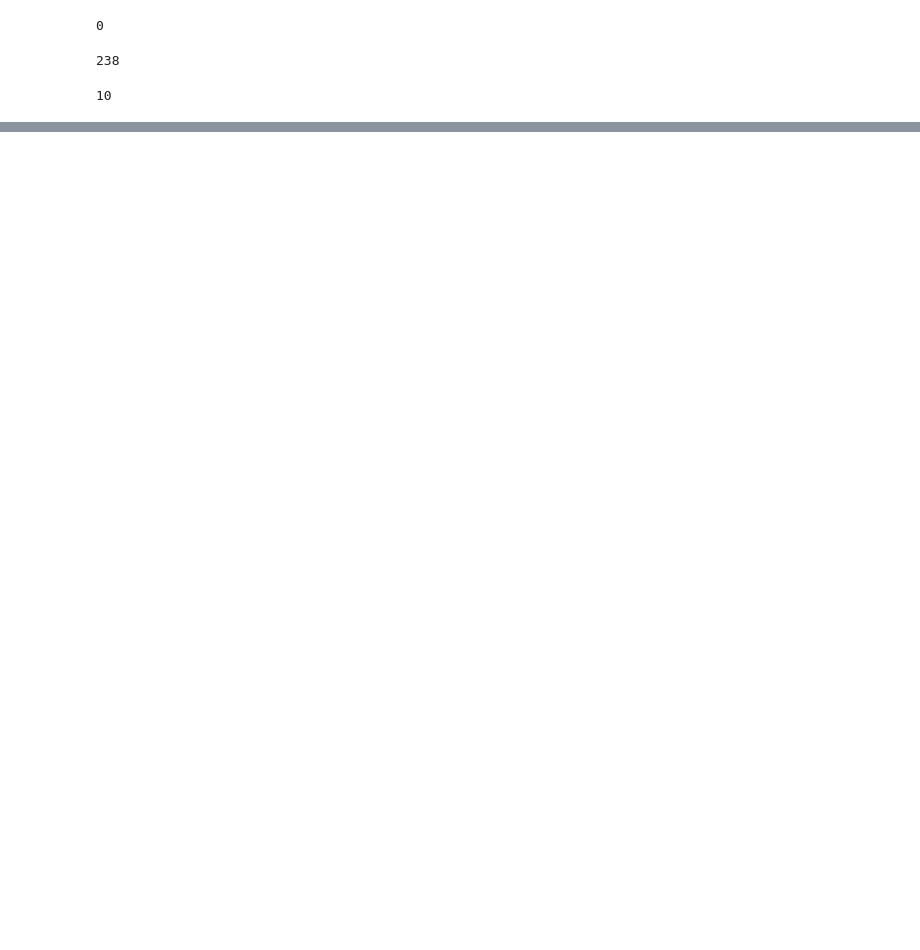
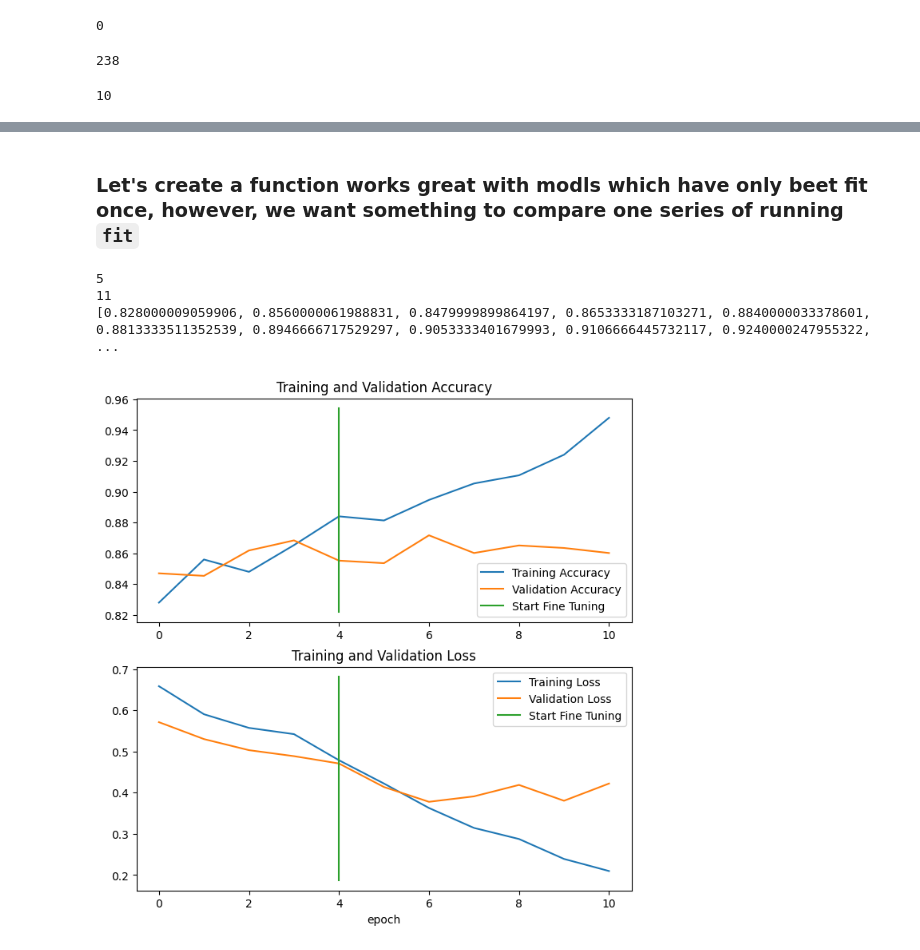
Before and after one commit to KajetanFrackowiak/tensorflow_fundamentals, a Jupyter notebook: 05_transfer_learning_in_tensorflow_part_2_fine_tuning.ipynb, the cells around one changed output, grey strips where cells are left out. Cells and saved outputs as stored; diff of their text form; code cells hidden in the pictures; blank space fills up the shorter version.

```diff
--- a/05_transfer_learning_in_tensorflow_part_2_fine_tuning.ipynb
+++ b/05_transfer_learning_in_tensorflow_part_2_fine_tuning.ipynb
@@ -724,0 +748,2 @@ NameError: ignored
+# %% [markdown]
+### Let's create a function works great with modls which have only beet fit once, however, we want something to compare one series of running `fit`
@@ -724,0 +793,9 @@ NameError: ignored
+# %%
+compare_historys(history_10_percent_aug,
+                 history_fine_10_percent_data_aug,
+                 initial_epochs=5)
+# %% [output]
+5
+11
+[0.828000009059906, 0.8560000061988831, 0.8479999899864197, 0.8653333187103271, 0.8840000033378601, 0.8813333511352539, 0.8946666717529297, 0.9053333401679993, 0.9106666445732117, 0.9240000247955322,  ...
+[figure, added]
```
Also changed, not shown: parts of 44 cells of this notebook.
